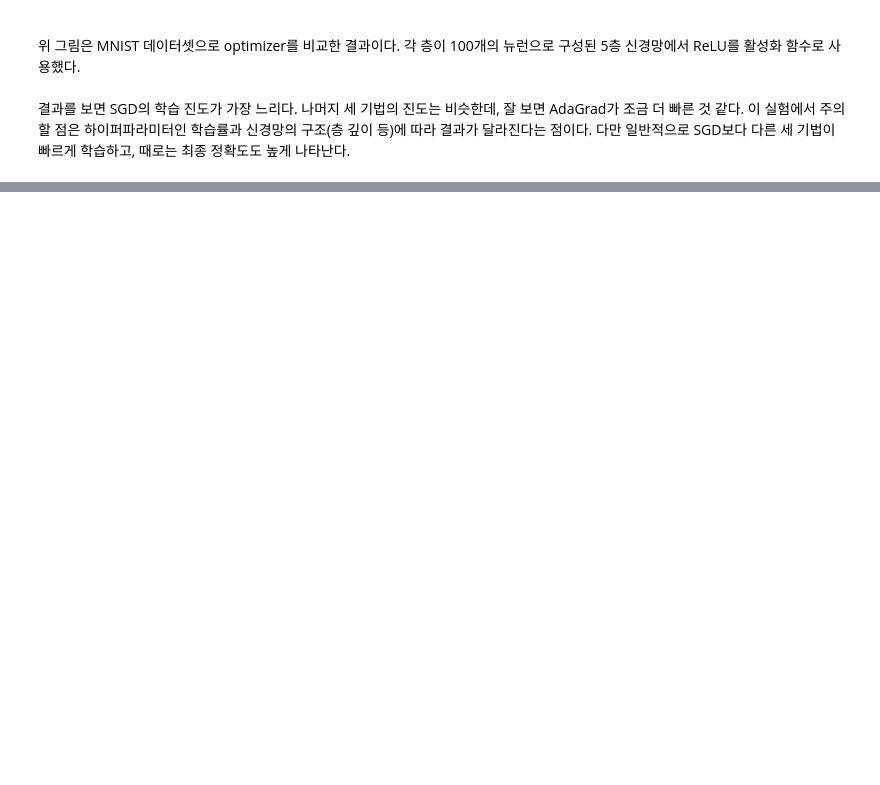
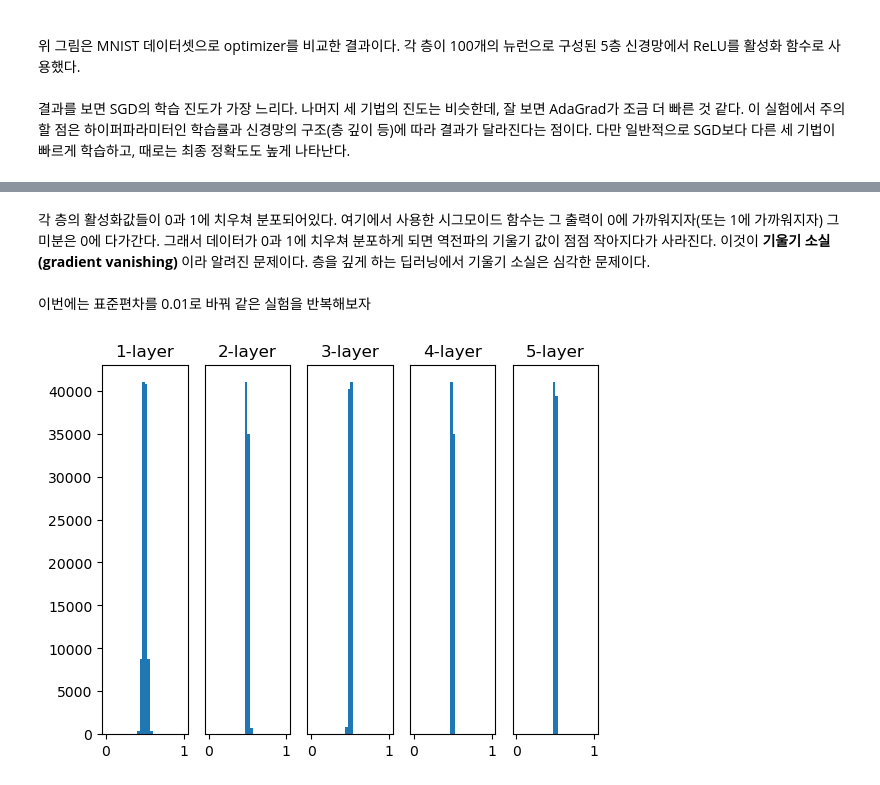
Before and after one commit to Choi-HanEol/DeepLearning-from-Scratch, a Jupyter notebook: ch06/Ch6. 학습 관련 기술들.ipynb, the cells around one changed output, grey strips where cells are left out. Saved outputs shown, nothing was run; the diff lists cells and outputs as text; code cells hidden in the pictures; blank space fills up the shorter version.

```diff
--- a/ch06/Ch6. 학습 관련 기술들.ipynb
+++ b/ch06/Ch6. 학습 관련 기술들.ipynb
@@ -126,0 +197,59 @@ class AdaGrad:
+# %% [markdown]
+각 층의 활성화값들이 0과 1에 치우쳐 분포되어있다. 여기에서 사용한 시그모이드 함수는 그 출력이 0에 가까워지자(또는 1에 가까워지자) 그 미분은 0에 다가간다. 그래서 데이터가 0과 1에 치우쳐 분포하게 되면 역전파의 기울기 값이 점점 작아지다가 사라진다. 이것이 **기울기 소실(gradient vanishing)** 이라 알려진 문제이다. 층을 깊게 하는 딥러닝에서 기울기 소실은 심각한 문제이다. <BR><BR>
+이번에는 표준편차를 0.01로 바꿔 같은 실험을 반복해보자
+# %%
+# coding: utf-8
+import numpy as np
+import matplotlib.pyplot as plt
+
+
+def sigmoid(x):
+    return 1 / (1 + np.exp(-x))
+
+
+def ReLU(x):
+    return np.maximum(0, x)
+
+
+def tanh(x):
+    return np.tanh(x)
+
+input_data = np.random.randn(1000, 100)  # 1000개의 데이터
+node_num = 100  # 각 은닉층의 노드(뉴런) 수
+hidden_layer_size = 5  # 은닉층이 5개
+activations = {}  # 이곳에 활성화 결과를 저장
+
+x = input_data
+
+for i in range(hidden_layer_size):
+    if i != 0:
+        x = activations[i-1]
+
+    # 초깃값을 다양하게 바꿔가며 실험해보자！
+    # w = np.random.randn(node_num, node_num) * 1
+    w = np.random.randn(node_num, node_num) * 0.01
+    # w = np.random.randn(node_num, node_num) * np.sqrt(1.0 / node_num)
+    # w = np.random.randn(node_num, node_num) * np.sqrt(2.0 / node_num)
+
+
+    a = np.dot(x, w)
+
+
+    # 활성화 함수도 바꿔가며 실험해보자！
+    z = sigmoid(a)
+    # z = ReLU(a)
+    # z = tanh(a)
+
+    activations[i] = z
+
+    # 히스토그램 그리기
+for i, a in activations.items():
+    plt.subplot(1, len(activations), i+1)
+    plt.title(str(i+1) + "-layer")
+    if i != 0: plt.yticks([], [])
+    # plt.xlim(0.1, 1)
+    # plt.ylim(0, 7000)
+    plt.hist(a.flatten(), 30, range=(0,1))
+plt.show()
+# %% [output]
+[figure, added]
```
Also changed, not shown: parts of 19 cells of this notebook, 1 other file.
